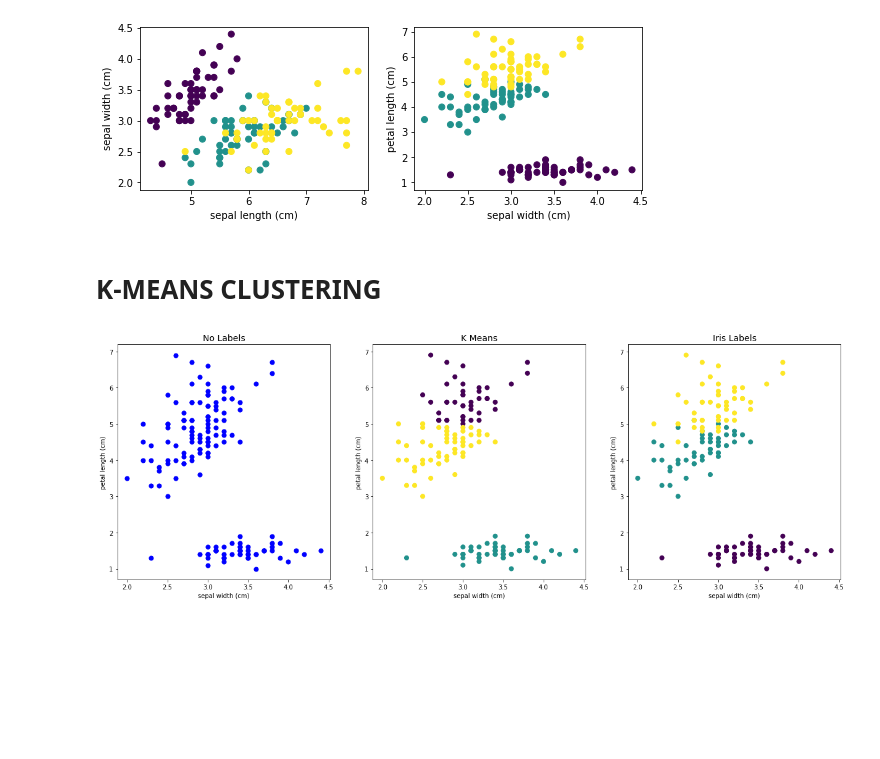
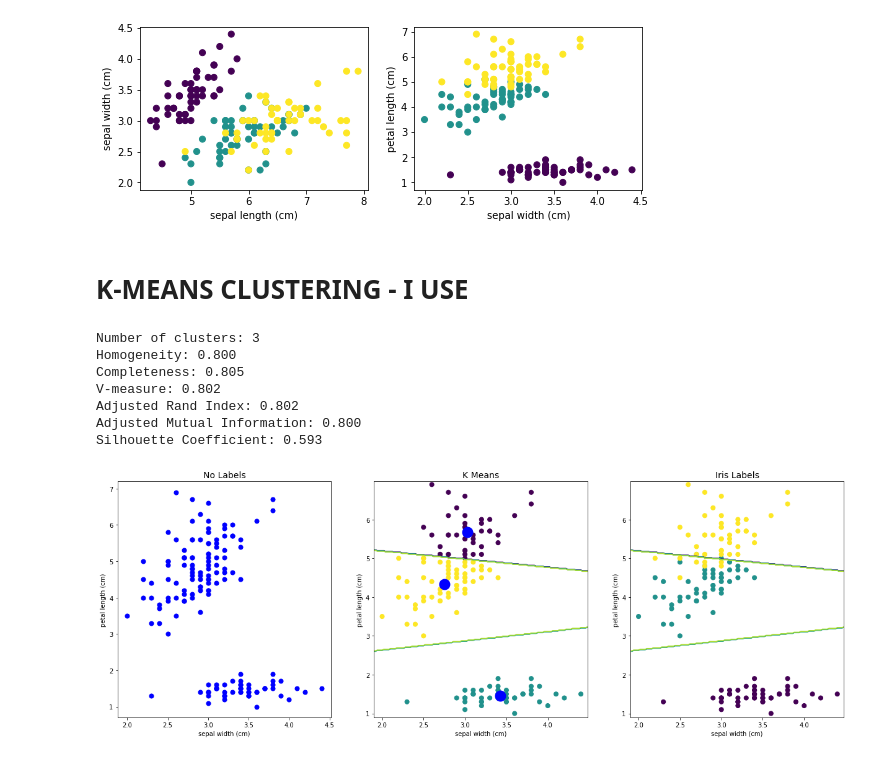
Before and after one commit to MatteoGandetto/Corso_ML_con_Python, a Jupyter notebook: Clustering_kMeans.ipynb, the cells around one changed output. Drawn from its saved outputs; the diff is of its cells as text; code cells hidden in the pictures; blank space fills up the shorter version.

```diff
--- a/Clustering_kMeans.ipynb
+++ b/Clustering_kMeans.ipynb
@@ -48,56 +48,71 @@ dimensione features vector (150, 4)
 dimensione labels vector (150,)
 [figure]
 # %% [markdown]
-# K-MEANS CLUSTERING
+# K-MEANS CLUSTERING - I USE
 # %%
 from sklearn.cluster import KMeans
-import matplotlib.pyplot as plt
-from mpl_toolkits.mplot3d import Axes3D
-import numpy as np
-%matplotlib inline
-from sklearn import datasets
 
 #Iris Dataset
 iris = datasets.load_iris()
 X = iris.data
 
 X=X[:,1:3]
 axes_labes=iris.feature_names
 axes_labes=axes_labes[1:3]
 
 #KMeans
-km = KMeans(n_clusters=3)
+km = KMeans(n_clusters=3, random_state=1)
 km.fit(X)
 km.predict(X)
 
 labels = ('b', km.labels_, iris.target)
 title =('No Labels','K Means','Iris Labels',)
 fig,ax = plt.subplots(1,len(labels), figsize=(21,7))
 
 for i, label in enumerate(labels):
   ax[i].scatter(X[:, 0], X[:, 1], c=label, s=50)
   ax[i].set_xlabel(axes_labes[0])
   ax[i].set_ylabel(axes_labes[1])
   ax[i].set_title(title[i], fontsize=14)
 
-# Plot the centroids as a white X
-  centroids = km.cluster_centers_
-  # ax[i].scatter(centroids[:, 0], centroids[:, 1],
-  #           marker='o', s=169, linewidths=5,
-  #           color='b', zorder=10)
+  if title[i]!='No Labels':
+    if title[i]=='K Means':
+      # Plot the centroids as O blue
+      centroids = km.cluster_centers_
+      ax[i].scatter(centroids[:, 0], centroids[:, 1],
+                marker='o', s=169, linewidths=5,
+                color='b', zorder=10)
+      #PRINT METRICS
+      print('Number of clusters: %d' % n_clusters)
+      print("Homogeneity: %0.3f" % metrics.homogeneity_score(iris.target, km.labels_))
+      print("Completeness: %0.3f" % metrics.completeness_score(iris.target, km.labels_))
+      print("V-measure: %0.3f" % metrics.v_measure_score(iris.target, km.labels_))
+      print("Adjusted Rand Index: %0.3f"
+            % metrics.adjusted_rand_score(iris.target, km.labels_))
+      print("Adjusted Mutual Information: %0.3f"
+            % metrics.adjusted_mutual_info_score(iris.target, km.labels_))
+      print("Silhouette Coefficient: %0.3f"
+            % metrics.silhouette_score(X, km.labels_))
 
 
- # prepare grid to be used in contourf
-  x_min, x_max = X[:, 0].min() - 0.1, X[:, 0].max() + 0.1
-  y_min, y_max = X[:, 1].min() - 0.1, X[:, 1].max() + 0.1
-  xx, yy = np.meshgrid(np.arange(x_min, x_max, 0.02),
+    # prepare grid to be used in contourf
+    x_min, x_max = X[:, 0].min() - 0.1, X[:, 0].max() + 0.1
+    y_min, y_max = X[:, 1].min() - 0.1, X[:, 1].max() + 0.1
+    xx, yy = np.meshgrid(np.arange(x_min, x_max, 0.02),
 	            np.arange(y_min, y_max, 0.02))
-  #print('Mesh dimension',xx.shape,'x',yy.shape)
+    #print('Mesh dimension',xx.shape,'x',yy.shape)
 
-  Z = km.predict(np.array([xx.ravel(), yy.ravel()]).T)
-  Z = Z.reshape(xx.shape)
+    Z = km.predict(np.array([xx.ravel(), yy.ravel()]).T)
+    Z = Z.reshape(xx.shape)
 
-  #plot decision region
-  #ax[i].contour(xx, yy,Z)
+    #plot decision region
+    ax[i].contour(xx, yy,Z)
 # %% [output]
+Number of clusters: 3
+Homogeneity: 0.800
+Completeness: 0.805
+V-measure: 0.802
+Adjusted Rand Index: 0.802
+Adjusted Mutual Information: 0.800
+Silhouette Coefficient: 0.593
-[figure, old version]
+[figure, new version]
```
Also changed, not shown: parts of 2 cells of this notebook.
